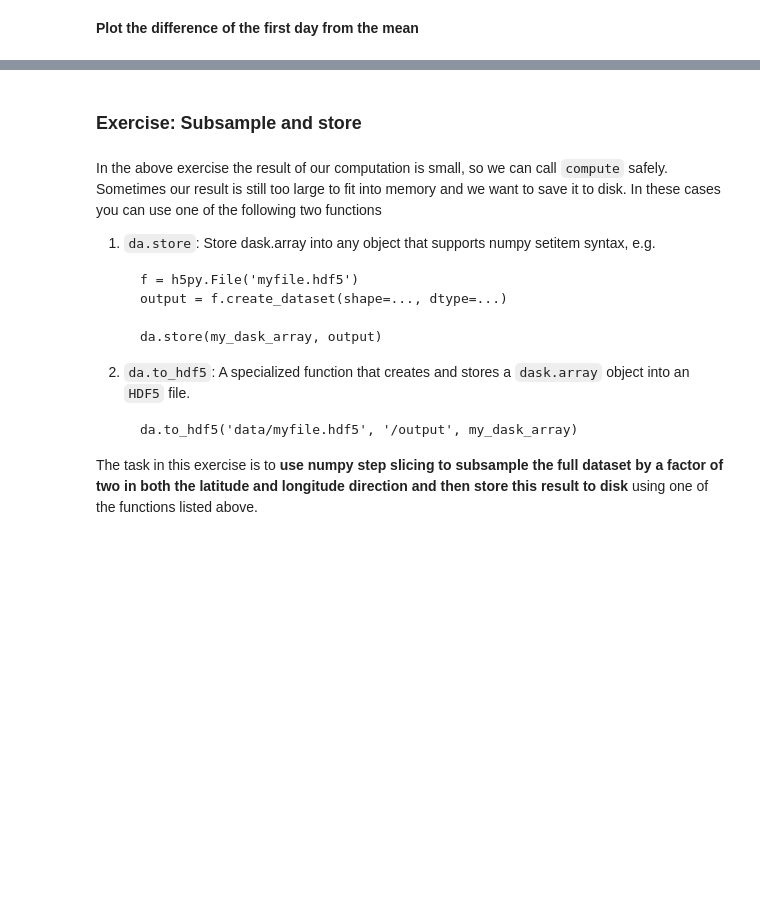
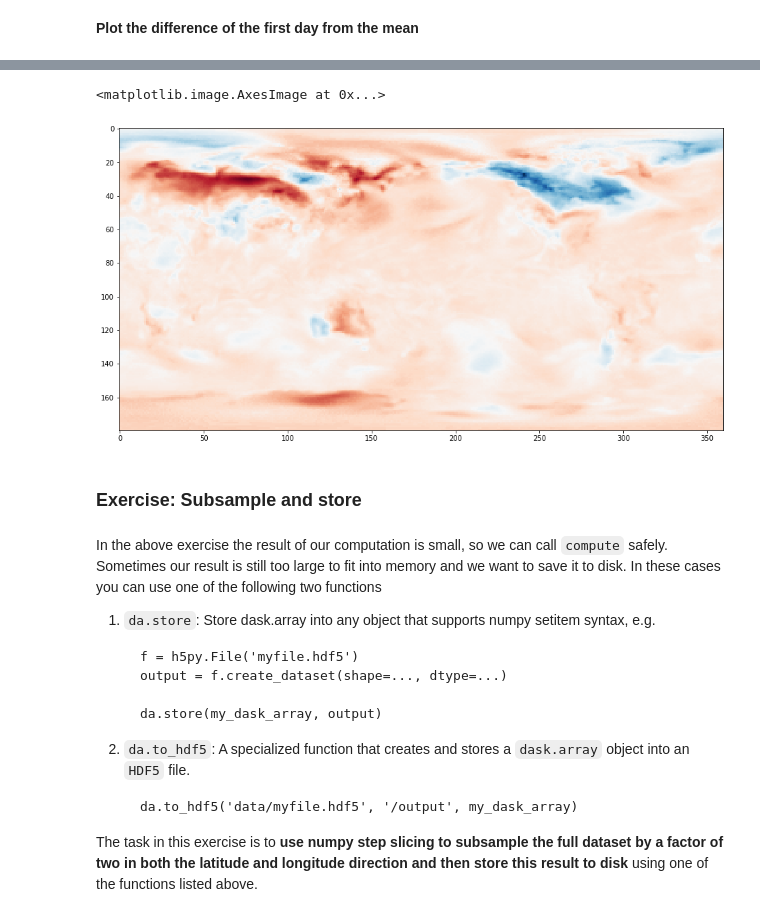
Before and after one commit to diogocaribe/dask-tutorial, a Jupyter notebook: 03_array.ipynb, the cells around one changed output, grey strips where cells are left out. Cells and saved outputs as stored; diff of their text form; code cells hidden in the pictures; blank space fills up the shorter version.

```diff
--- a/03_array.ipynb
+++ b/03_array.ipynb
@@ -289,8 +324,11 @@ plt.imshow(img, cmap='RdBu_r')
 # %%
-diff = x[1,...] - img
+diff = x[0] - img_mean
 diff
 fig = plt.figure(figsize=(16, 8))
 plt.imshow(diff, cmap='RdBu_r')
+# %% [output]
+<matplotlib.image.AxesImage at 0x...>
+[figure, added]
 # %%
 result = x[0] - x.mean(axis=0)
 fig = plt.figure(figsize=(16, 8))
```
Also changed, not shown: parts of 16 cells of this notebook.
